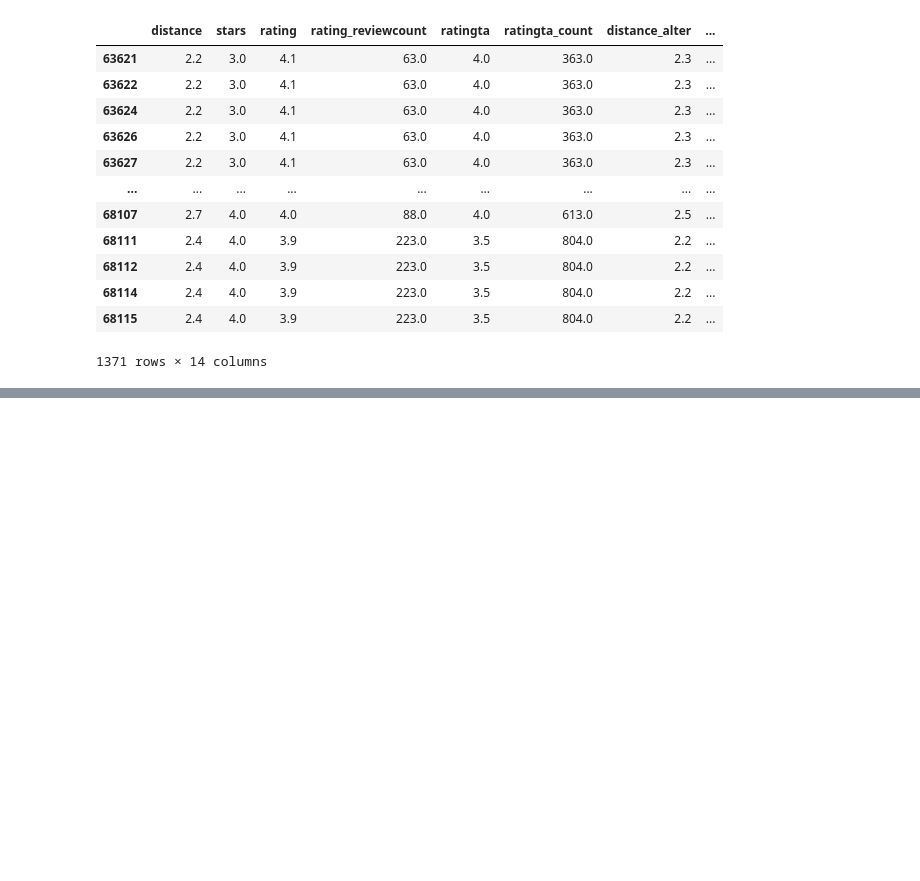
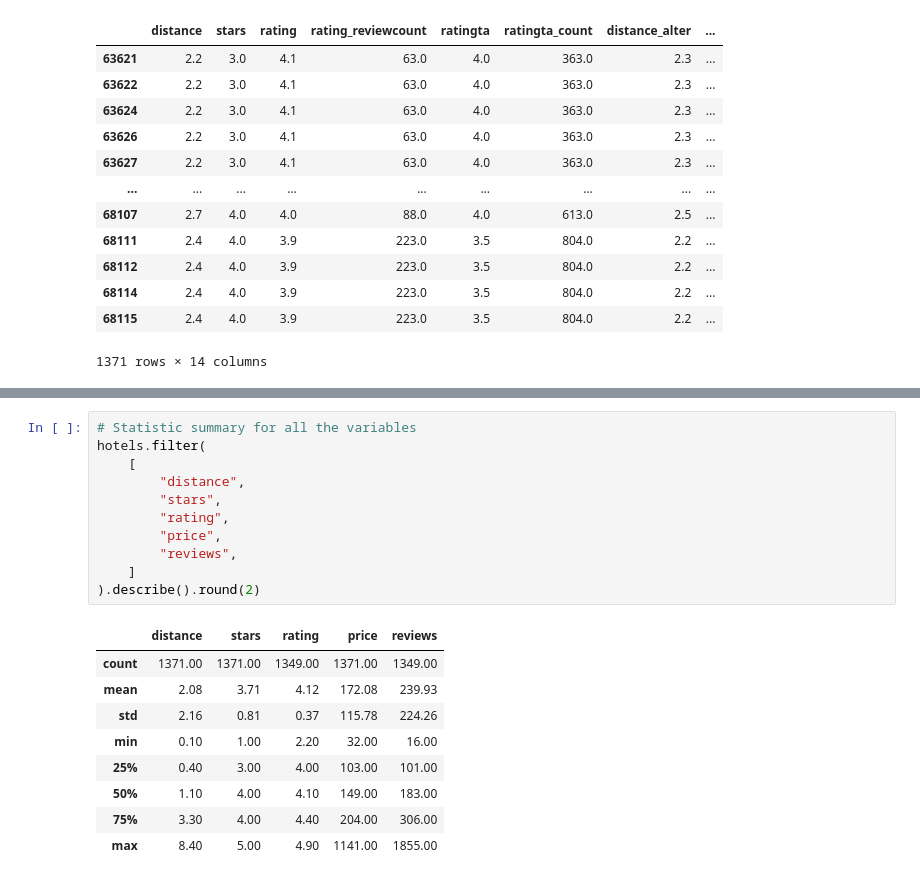
Before and after one commit to Alejandra-savagebriz/DA2, a Jupyter notebook: Assignment2_DA2.ipynb, the cells around one changed output, grey strips where cells are left out. Drawn from its saved outputs; the diff is of its cells as text; blank space fills up the shorter version.

```diff
--- a/Assignment2_DA2.ipynb
+++ b/Assignment2_DA2.ipynb
@@ -707,0 +737,21 @@ hotels
+# %%
+# Statistic summary for all the variables
+hotels.filter(
+    [
+        "distance",
+        "stars",
+        "rating",
+        "price",
+        "reviews",
+    ]
+).describe().round(2)
+# %% [output]
+|  | distance | stars | rating | price | reviews |
+| count | 1371.00 | 1371.00 | 1349.00 | 1371.00 | 1349.00 |
+| mean | 2.08 | 3.71 | 4.12 | 172.08 | 239.93 |
+| std | 2.16 | 0.81 | 0.37 | 115.78 | 224.26 |
+| min | 0.10 | 1.00 | 2.20 | 32.00 | 16.00 |
+| 25% | 0.40 | 3.00 | 4.00 | 103.00 | 101.00 |
+| 50% | 1.10 | 4.00 | 4.10 | 149.00 | 183.00 |
+| 75% | 3.30 | 4.00 | 4.40 | 204.00 | 306.00 |
+| max | 8.40 | 5.00 | 4.90 | 1141.00 | 1855.00 |
```
Also changed, not shown: parts of 4 cells of this notebook.
